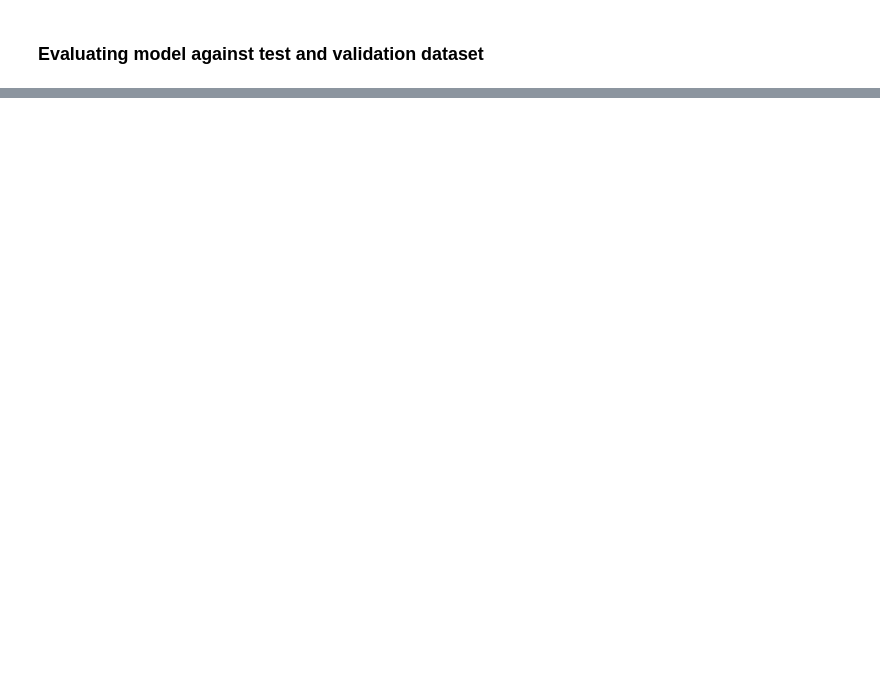
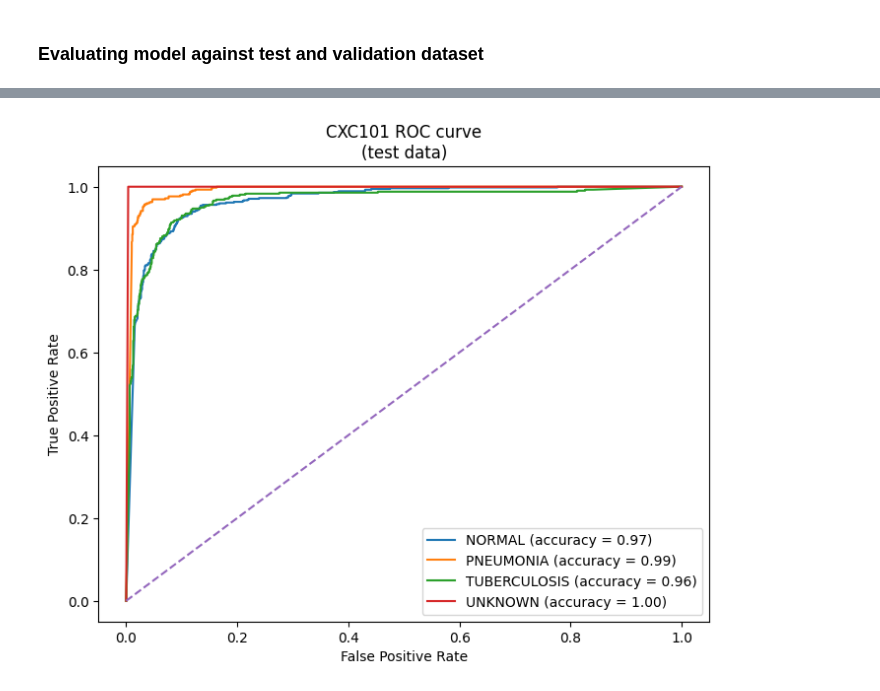
Before and after one commit to joshanjohn/CXC-FYP-Griffith, a Jupyter notebook: backend/notebook/CXV1/CXC101.ipynb, the cells around one changed output, grey strips where cells are left out. Drawn from its saved outputs; the diff is of its cells as text; code cells hidden in the pictures; blank space fills up the shorter version.

```diff
--- a/backend/notebook/CXV1/CXC101.ipynb
+++ b/backend/notebook/CXV1/CXC101.ipynb
@@ -232,0 +272,9 @@ weighted avg       0.89      0.89      0.89      1527
+# %%
+# create ROC (Receiver Operating Characteristic) on test dataset
+
+generate_roc_curve(
+    test_ds,
+    model=model,
+    title="CXC101 ROC curve\n(test data)"
+)
+# %% [output]
@@ -232,0 +282 @@ weighted avg       0.89      0.89      0.89      1527
+[figure, added]
```
Also changed, not shown: parts of 24 cells of this notebook.
